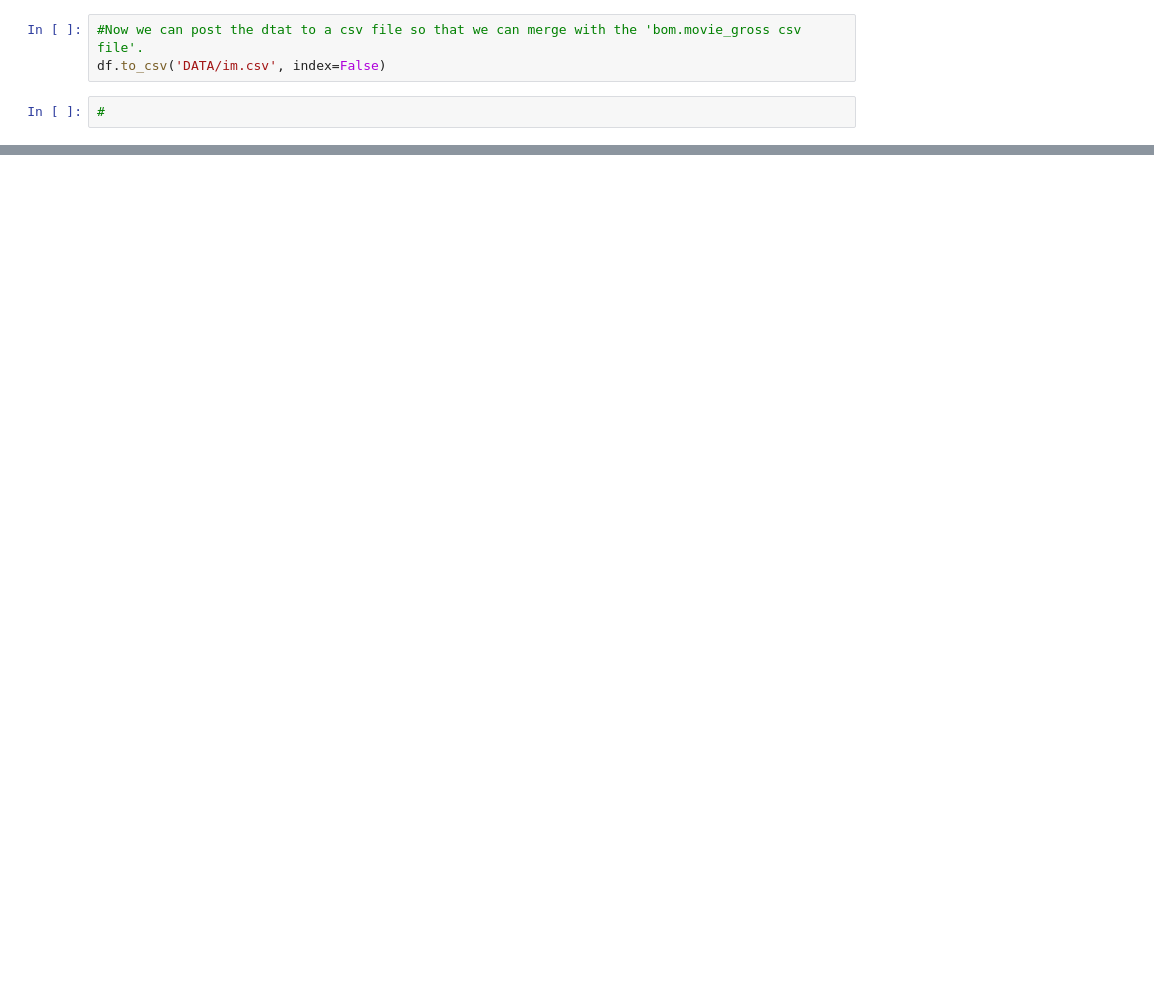
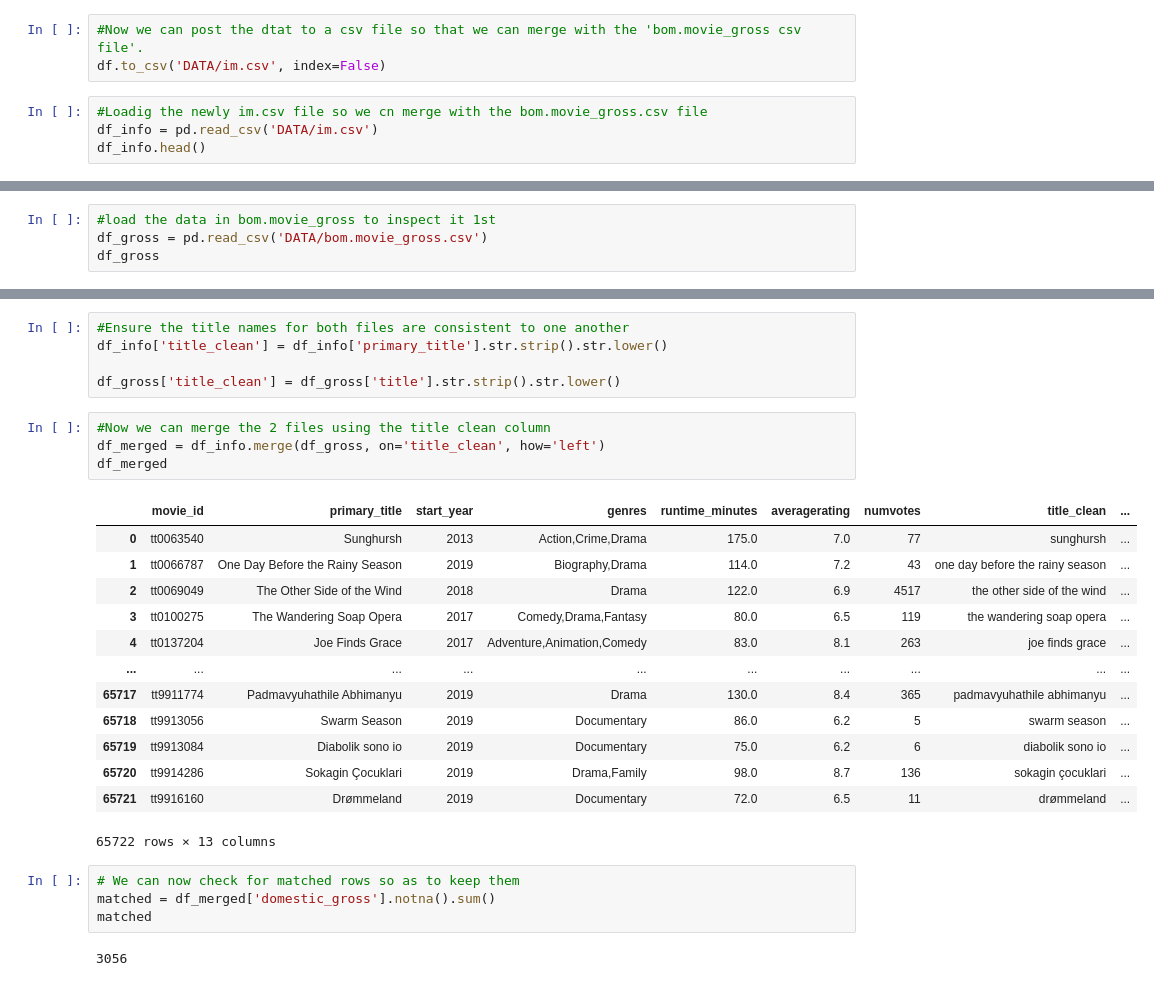
Before and after one commit to DianaMayalo/Phase-2-Project, a Jupyter notebook: data_set.ipynb, the cells around one changed output, grey strips where cells are left out. Cells and saved outputs as stored; diff of their text form; blank space fills up the shorter version.

```diff
--- a/data_set.ipynb
+++ b/data_set.ipynb
@@ -126,4 +146,6 @@ dtype: int64
 #Now we can post the dtat to a csv file so that we can merge with the 'bom.movie_gross csv file'.
 df.to_csv('DATA/im.csv', index=False)
 # %%
-#
+#Loadig the newly im.csv file so we cn merge with the bom.movie_gross.csv file
+df_info = pd.read_csv('DATA/im.csv')
+df_info.head()
@@ -129,0 +159,4 @@ df.to_csv('DATA/im.csv', index=False)
+# %%
+#load the data in bom.movie_gross to inspect it 1st
+df_gross = pd.read_csv('DATA/bom.movie_gross.csv')
+df_gross
@@ -129,0 +187,29 @@ df.to_csv('DATA/im.csv', index=False)
+# %%
+#Ensure the title names for both files are consistent to one another
+df_info['title_clean'] = df_info['primary_title'].str.strip().str.lower()
+
+df_gross['title_clean'] = df_gross['title'].str.strip().str.lower()
+# %%
+#Now we can merge the 2 files using the title clean column
+df_merged = df_info.merge(df_gross, on='title_clean', how='left')
+df_merged
+# %% [output]
+|  | movie_id | primary_title | start_year | genres | runtime_minutes | averagerating | numvotes | title_clean | ... |
+| 0 | tt0063540 | Sunghursh | 2013 | Action,Crime,Drama | 175.0 | 7.0 | 77 | sunghursh | ... |
+| 1 | tt0066787 | One Day Before the Rainy Season | 2019 | Biography,Drama | 114.0 | 7.2 | 43 | one day before the rainy season | ... |
+| 2 | tt0069049 | The Other Side of the Wind | 2018 | Drama | 122.0 | 6.9 | 4517 | the other side of the wind | ... |
+| 3 | tt0100275 | The Wandering Soap Opera | 2017 | Comedy,Drama,Fantasy | 80.0 | 6.5 | 119 | the wandering soap opera | ... |
+| 4 | tt0137204 | Joe Finds Grace | 2017 | Adventure,Animation,Comedy | 83.0 | 8.1 | 263 | joe finds grace | ... |
+| ... | ... | ... | ... | ... | ... | ... | ... | ... | ... |
+| 65717 | tt9911774 | Padmavyuhathile Abhimanyu | 2019 | Drama | 130.0 | 8.4 | 365 | padmavyuhathile abhimanyu | ... |
+| 65718 | tt9913056 | Swarm Season | 2019 | Documentary | 86.0 | 6.2 | 5 | swarm season | ... |
+| 65719 | tt9913084 | Diabolik sono io | 2019 | Documentary | 75.0 | 6.2 | 6 | diabolik sono io | ... |
+| 65720 | tt9914286 | Sokagin Çocuklari | 2019 | Drama,Family | 98.0 | 8.7 | 136 | sokagin çocuklari | ... |
+| 65721 | tt9916160 | Drømmeland | 2019 | Documentary | 72.0 | 6.5 | 11 | drømmeland | ... |
+65722 rows × 13 columns
+# %%
+# We can now check for matched rows so as to keep them
+matched = df_merged['domestic_gross'].notna().sum()
+matched
+# %% [output]
+3056
```
Also changed, not shown: parts of 25 cells of this notebook, 2 other files.
